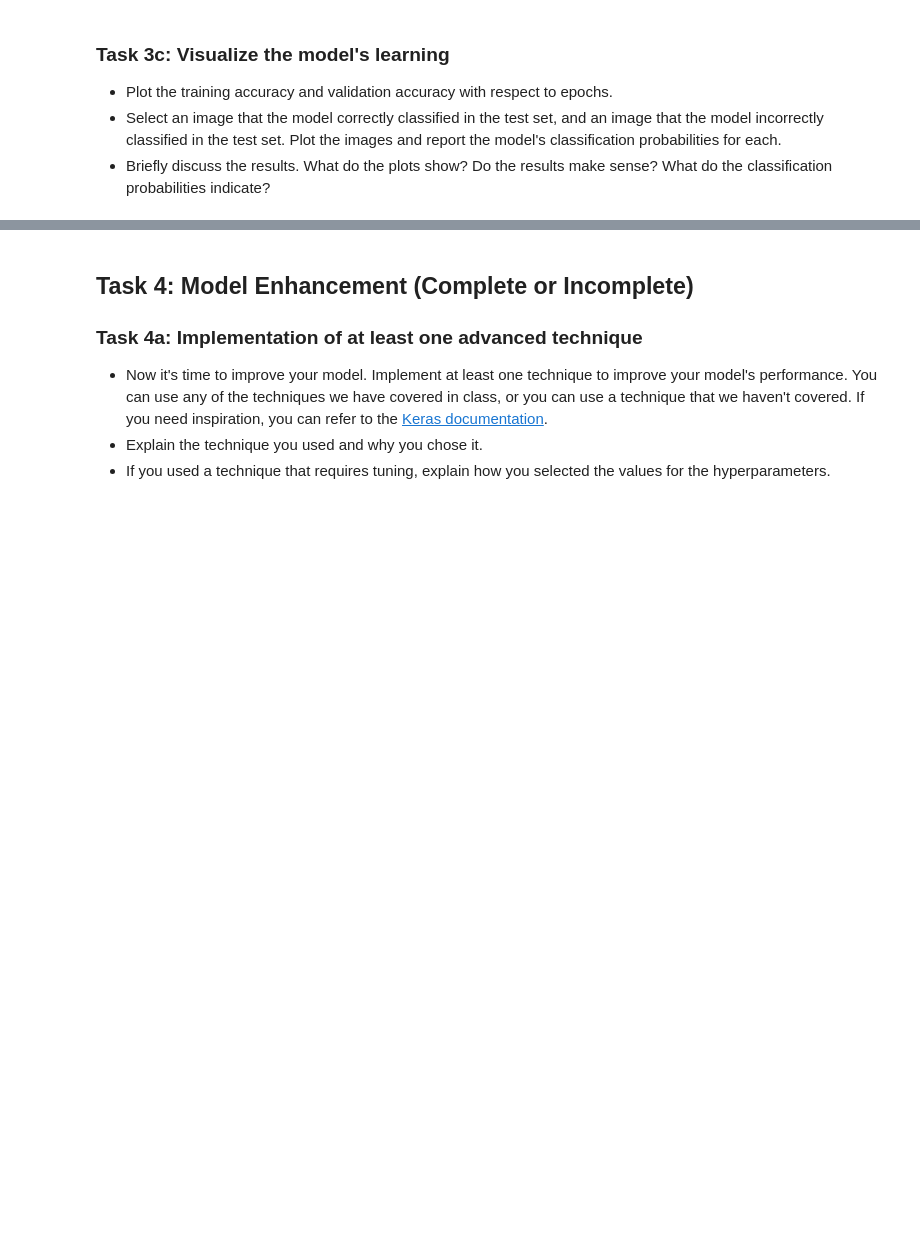
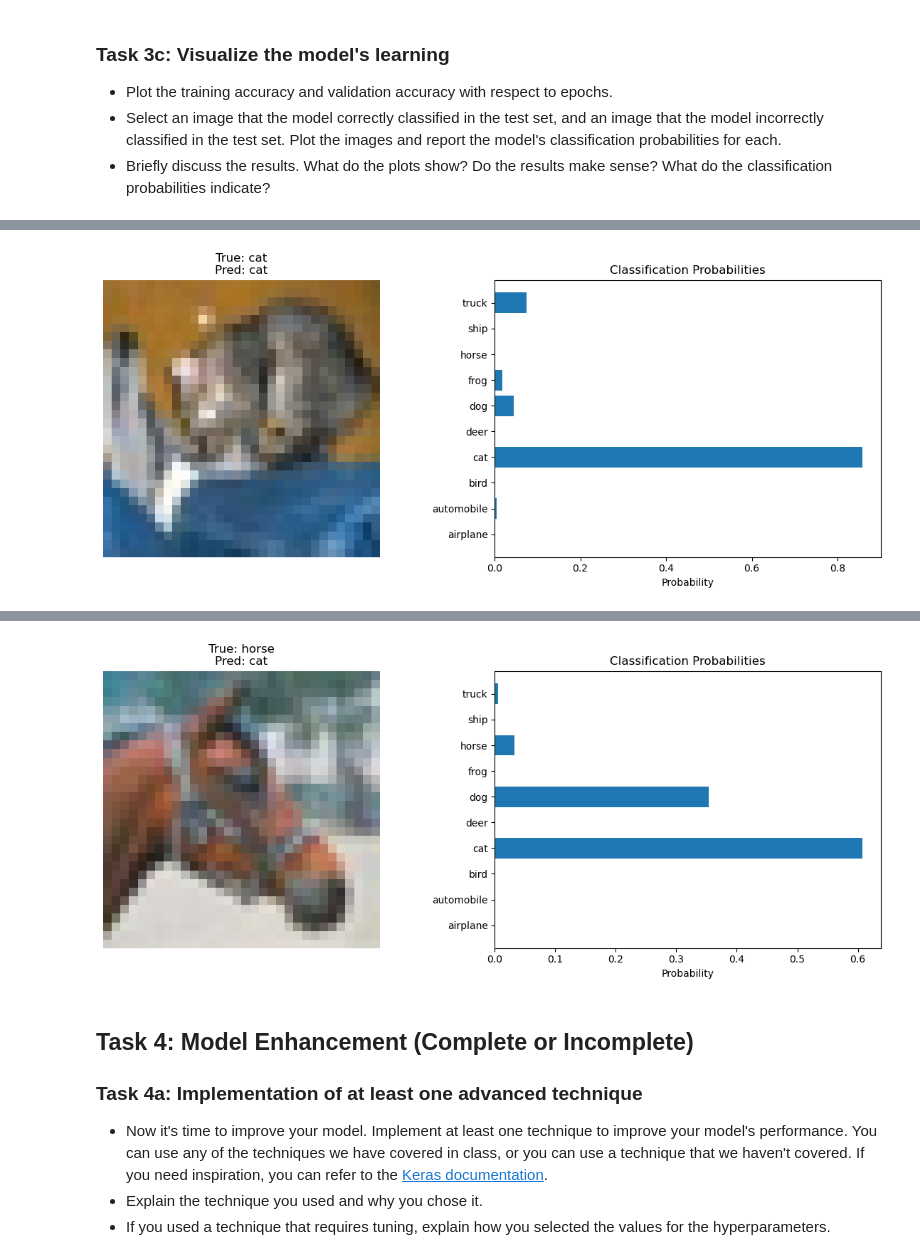
Before and after one commit to UofT-DSI/deep_learning, a Jupyter notebook: 02_activities/assignments/assignment_1.ipynb, the cells around one changed output, grey strips where cells are left out. Drawn from its saved outputs; the diff is of its cells as text; code cells hidden in the pictures; blank space fills up the shorter version.

```diff
--- a/02_activities/assignments/assignment_1.ipynb
+++ b/02_activities/assignments/assignment_1.ipynb
@@ -15,8 +15,3 @@ You will use Keras with TensorFlow to develop your CNN. For this assignment, it'
 ### 1a: Load and Explore the Dataset
 - Use the code below to download the dataset.
 - Explore the dataset: examine the shape of the training and test sets, the dimensions of the images, and the number of classes. Show a few examples from the training set.
-# %%
-from keras.datasets import cifar100
-
-# Load the CIFAR-100 dataset
-(x_train, y_train), (x_test, y_test) = cifar100.load_data(label_mode='fine')
@@ -85,0 +352,15 @@ from keras import optimizers
+# %%
+# Evaluate the model on the test set
+test_loss, test_accuracy, test_precision, test_recall = model.evaluate(test_data, test_labels_one_hot, verbose=0)
+print(f"Test Accuracy: {test_accuracy:.4f}")
+print(f"Test Precision: {test_precision:.4f}")
+print(f"Test Recall: {test_recall:.4f}")
+
+# Predict the classes for the test set
+y_pred = model.predict(test_data)
+y_pred_classes = np.argmax(y_pred, axis=1)
+y_true = np.argmax(test_labels_one_hot, axis=1)
+
+# Generate a classification report
+report = classification_report(y_true, y_pred_classes, target_names=label_names)
+print(report)
@@ -85,0 +417,39 @@ from keras import optimizers
+# %%
+# Get the indices of correctly and incorrectly classified images
+correct_indices = np.where(y_pred_classes == y_true)[0]
+incorrect_indices = np.where(y_pred_classes != y_true)[0]
+
+# Select one correct and one incorrect image
+correct_idx = correct_indices[0]
+incorrect_idx = incorrect_indices[0]
+
+# Function to plot image and report classification probabilities
+def plot_image_with_probabilities(idx, x_test, y_true, y_pred, label_names):
+    plt.figure(figsize=(12, 5))
+
+    # Plot the image
+    plt.subplot(1, 2, 1)
+    plt.imshow(x_test[idx].astype('float32'))
+    true_label = label_names[y_true[idx]]
+    predicted_label = label_names[y_pred[idx]]
+    plt.title(f"True: {true_label}\nPred: {predicted_label}")
+    plt.axis('off')
+
+    # Plot the classification probabilities
+    plt.subplot(1, 2, 2)
+    probs = model.predict(np.expand_dims(x_test[idx], axis=0))[0]
+    plt.barh(range(len(label_names)), probs)
+    plt.yticks(range(len(label_names)), label_names)
+    plt.title("Classification Probabilities")
+    plt.xlabel("Probability")
+    plt.tight_layout()
+    plt.show()
+
+# Plot correctly classified image
+print("Correctly Classified Image:")
+plot_image_with_probabilities(correct_idx, test_data, y_true, y_pred_classes, label_names)
+
+# Plot incorrectly classified image
+print("Incorrectly Classified Image:")
+plot_image_with_probabilities(incorrect_idx, test_data, y_true, y_pred_classes, label_names)
+# %% [output]
@@ -85,0 +458 @@ from keras import optimizers
+[figure, added]
@@ -86,3 +461,4 @@ from keras import optimizers
+[figure, added]
 # %% [markdown]
 ## Task 4: Model Enhancement (Complete or Incomplete)
 ### Task 4a: Implementation of at least one advanced technique
```
Also changed, not shown: parts of 23 cells of this notebook.
